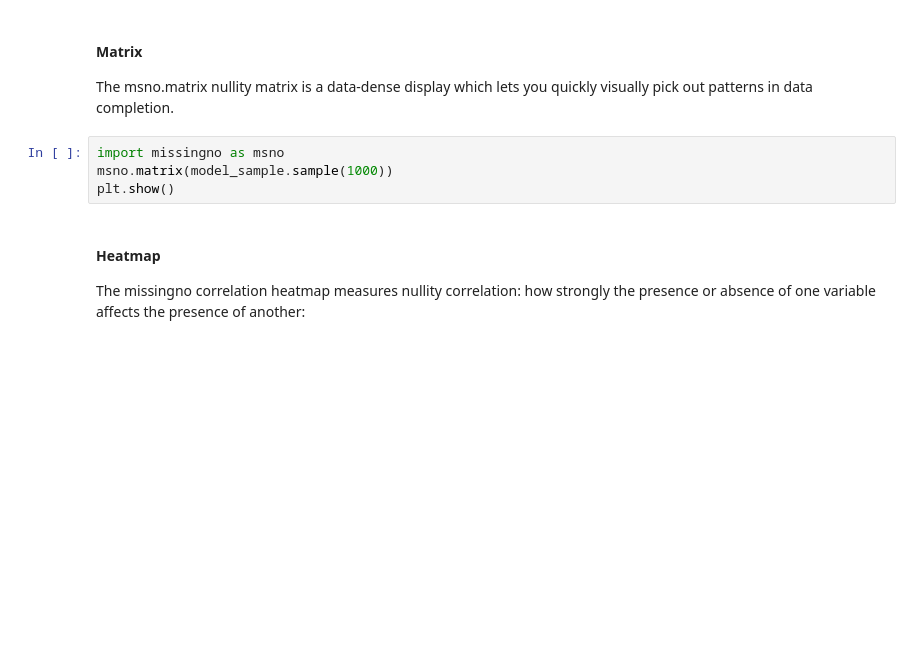
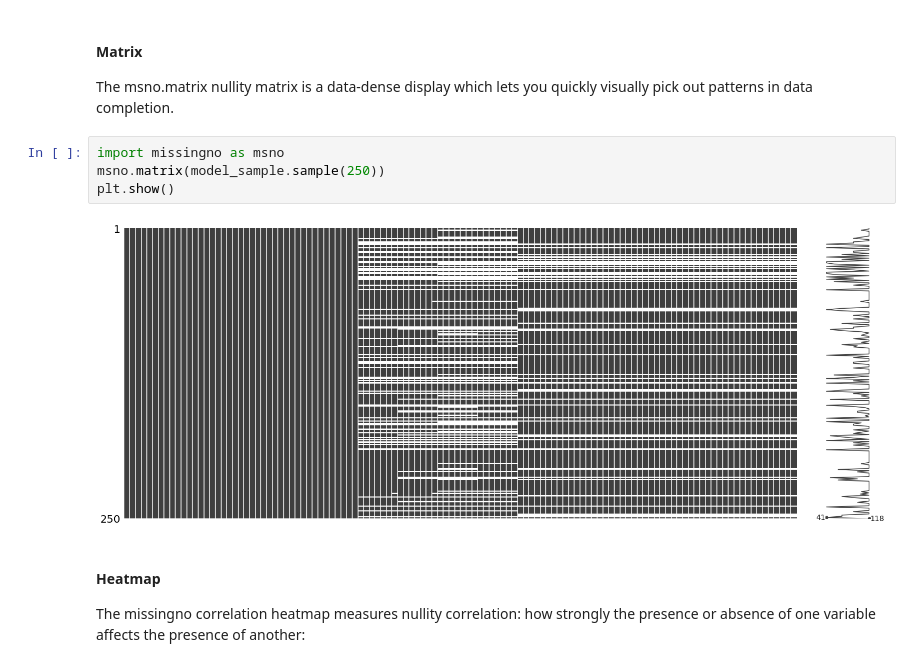
Before and after one commit to AtomMe/PHBS_TQFML, a Jupyter notebook: Project/Credit/missing_data_process.ipynb, the cells around one changed output. Saved outputs shown, nothing was run; the diff lists cells and outputs as text; blank space fills up the shorter version.

```diff
--- a/Project/Credit/missing_data_process.ipynb
+++ b/Project/Credit/missing_data_process.ipynb
@@ -62,8 +49,10 @@ There are some useful method to visualize the data. These can be shown as follow
 The msno.matrix nullity matrix is a data-dense display which lets you quickly visually pick out patterns in data completion.
 # %%
 import missingno as msno
-msno.matrix(model_sample.sample(1000))
+msno.matrix(model_sample.sample(250))
 plt.show()
+# %% [output]
+[figure, added]
 # %% [markdown]
 #### Heatmap
 
```
Also changed, not shown: parts of 7 cells of this notebook, 2 other files.
